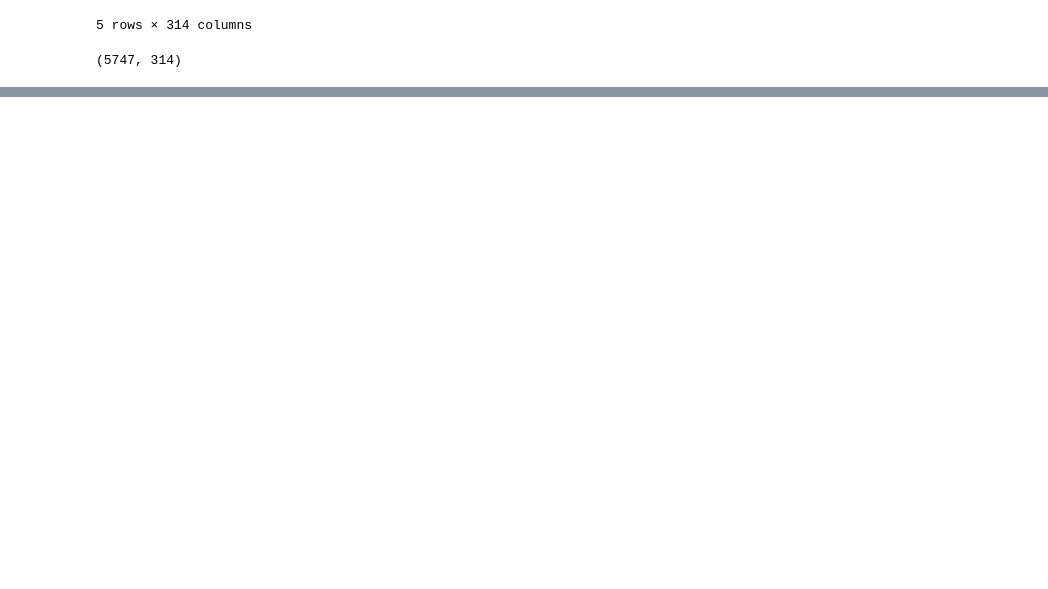
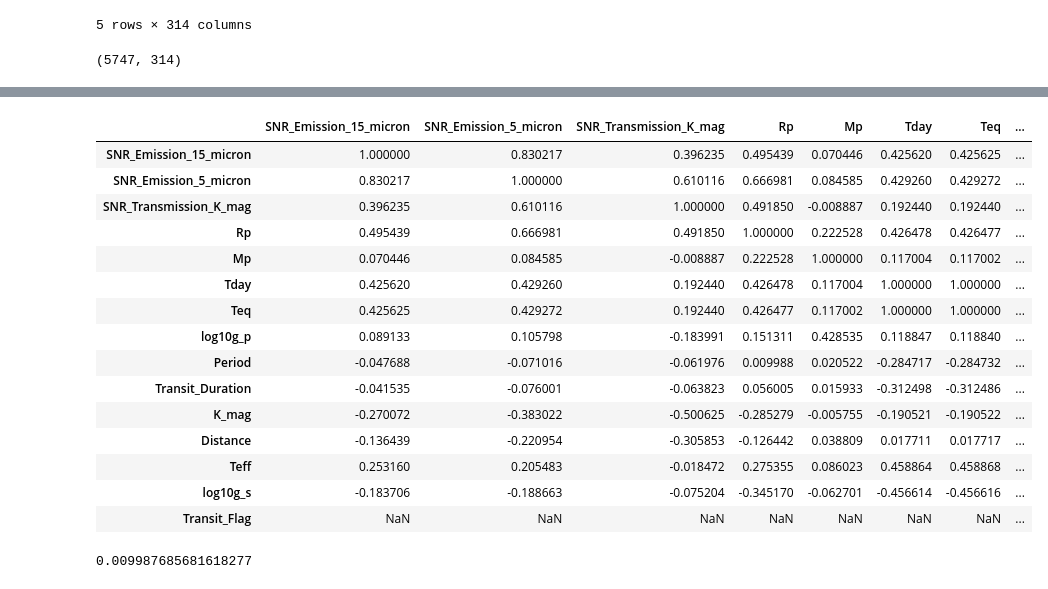
Before and after one commit to Yeicko10/Aprendiendo-git-proyecto1, a Jupyter notebook: Parcial_1_Analisis_Exploratorio_De_Datos.ipynb, the cells around one changed output, grey strips where cells are left out. Saved outputs shown, nothing was run; the diff lists cells and outputs as text; code cells hidden in the pictures; blank space fills up the shorter version.

```diff
--- a/Parcial_1_Analisis_Exploratorio_De_Datos.ipynb
+++ b/Parcial_1_Analisis_Exploratorio_De_Datos.ipynb
@@ -121,0 +107,3 @@ dfK2.shape
+# %%
+dff=df.dropna()
+dff
@@ -121,0 +143,23 @@ dfK2.shape
+# %%
+dff.corr()
+# %% [output]
+|  | SNR_Emission_15_micron | SNR_Emission_5_micron | SNR_Transmission_K_mag | Rp | Mp | Tday | Teq | ... |
+| SNR_Emission_15_micron | 1.000000 | 0.830217 | 0.396235 | 0.495439 | 0.070446 | 0.425620 | 0.425625 | ... |
+| SNR_Emission_5_micron | 0.830217 | 1.000000 | 0.610116 | 0.666981 | 0.084585 | 0.429260 | 0.429272 | ... |
+| SNR_Transmission_K_mag | 0.396235 | 0.610116 | 1.000000 | 0.491850 | -0.008887 | 0.192440 | 0.192440 | ... |
+| Rp | 0.495439 | 0.666981 | 0.491850 | 1.000000 | 0.222528 | 0.426478 | 0.426477 | ... |
+| Mp | 0.070446 | 0.084585 | -0.008887 | 0.222528 | 1.000000 | 0.117004 | 0.117002 | ... |
+| Tday | 0.425620 | 0.429260 | 0.192440 | 0.426478 | 0.117004 | 1.000000 | 1.000000 | ... |
+| Teq | 0.425625 | 0.429272 | 0.192440 | 0.426477 | 0.117002 | 1.000000 | 1.000000 | ... |
+| log10g_p | 0.089133 | 0.105798 | -0.183991 | 0.151311 | 0.428535 | 0.118847 | 0.118840 | ... |
+| Period | -0.047688 | -0.071016 | -0.061976 | 0.009988 | 0.020522 | -0.284717 | -0.284732 | ... |
+| Transit_Duration | -0.041535 | -0.076001 | -0.063823 | 0.056005 | 0.015933 | -0.312498 | -0.312486 | ... |
+| K_mag | -0.270072 | -0.383022 | -0.500625 | -0.285279 | -0.005755 | -0.190521 | -0.190522 | ... |
+| Distance | -0.136439 | -0.220954 | -0.305853 | -0.126442 | 0.038809 | 0.017711 | 0.017717 | ... |
+| Teff | 0.253160 | 0.205483 | -0.018472 | 0.275355 | 0.086023 | 0.458864 | 0.458868 | ... |
+| log10g_s | -0.183706 | -0.188663 | -0.075204 | -0.345170 | -0.062701 | -0.456614 | -0.456616 | ... |
+| Transit_Flag | NaN | NaN | NaN | NaN | NaN | NaN | NaN | ... |
+# %%
+dff['Rp'].corr(dff['Period'])
+# %% [output]
+0.009987685681618277
```
Also changed, not shown: parts of 15 cells of this notebook.
